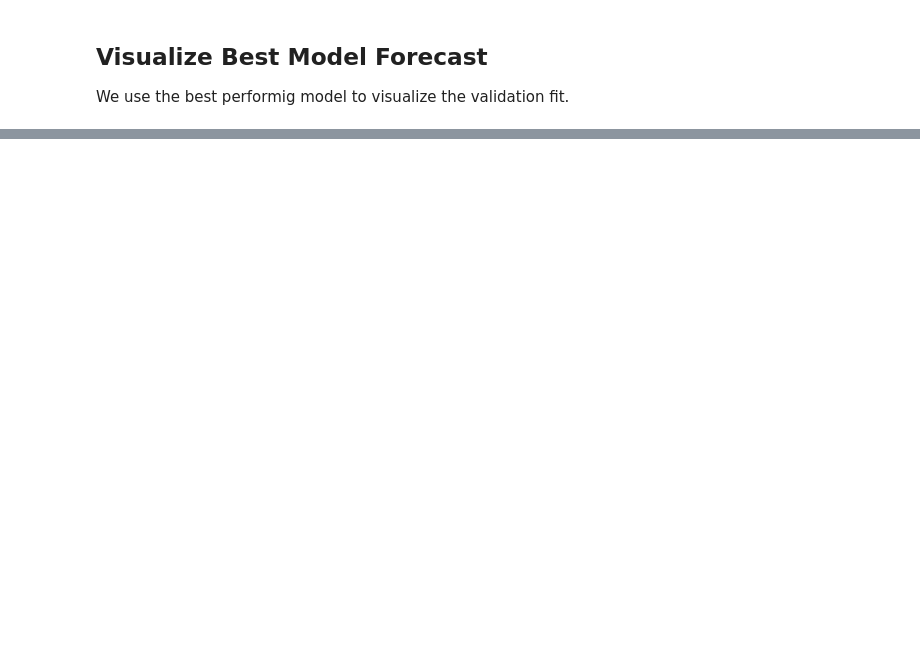
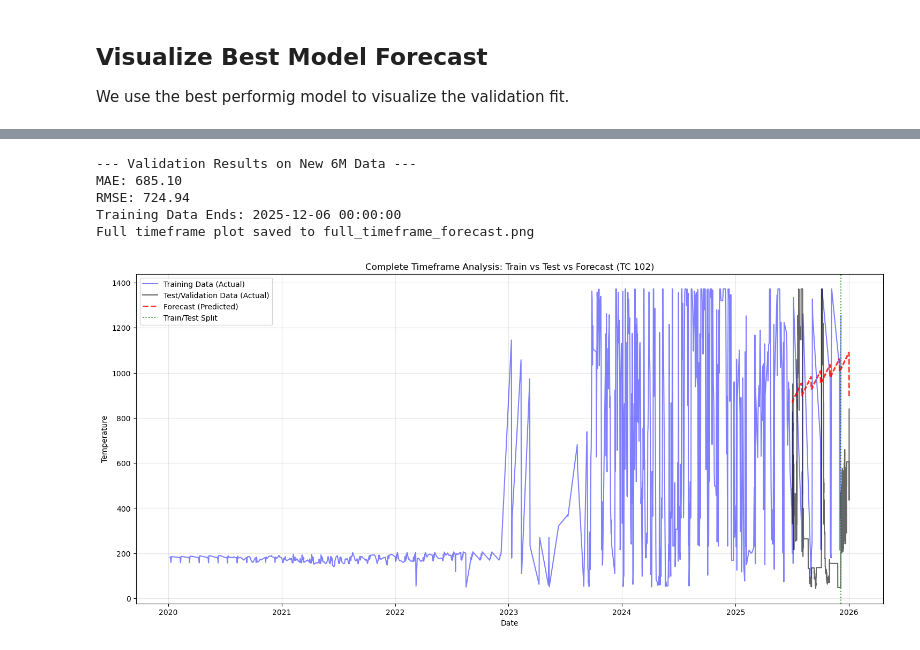
Before and after one commit to soyanshu002/Thermocouple-Project, a Jupyter notebook: forecasting.ipynb, the cells around one changed output, grey strips where cells are left out. Saved outputs shown, nothing was run; the diff lists cells and outputs as text; code cells hidden in the pictures; blank space fills up the shorter version.

```diff
--- a/forecasting.ipynb
+++ b/forecasting.ipynb
@@ -102,0 +239,60 @@ Best Model: Random Forest
+# %%
+# 3. Predict & Evaluate
+# using 'best_model' from previous cells
+
+if 'best_model' in locals():
+    y_val_pred = best_model.predict(X_val)
+
+    mae_val = mean_absolute_error(y_val_actual, y_val_pred)
+    rmse_val = np.sqrt(mean_squared_error(y_val_actual, y_val_pred))
+
+    print("--- Validation Results on New 6M Data ---")
+    print(f"MAE: {mae_val:.2f}")
+    print(f"RMSE: {rmse_val:.2f}")
+
+    # --- Full Timeframe Visualization (Train vs Test vs Predicted) ---
+    plt.figure(figsize=(18, 8))
+
+    # 1. Plot Training Data (Historical)
+    # We assume 'data' contains the filtered training data for the specific TC_ID
+    if 'data' in locals() and not data.empty:
+        plt.plot(data['Date'], data['Temp'], label='Training Data (Actual)', color='blue', alpha=0.5)
+        last_train_date = data['Date'].max()
+        print(f"Training Data Ends: {last_train_date}")
+    elif 'df' in locals() and not df.empty:
+         # Fallback if 'data' was overwritten, try to re-filter df for plot
+         temp_train_plot = df[df['TC_ID'] == TARGET_TC_ID].sort_values('Date')
+         plt.plot(temp_train_plot['Date'], temp_train_plot['Temp'], label='Training Data (Actual)', color='blue', alpha=0.5)
+         last_train_date = temp_train_plot['Date'].max()
+    else:
+        print("Warning: Training data not available for plotting.")
+        last_train_date = val_df['Date'].min()
+
+    # 2. Plot Validation/Test Data (Actual)
+    plt.plot(val_df['Date'], y_val_actual, label='Test/Validation Data (Actual)', color='black', alpha=0.6)
+
+    # 3. Plot Predicted Data
+    plt.plot(val_df['Date'], y_val_pred, label='Forecast (Predicted)', color='red', linestyle='--', alpha=0.8, linewidth=2)
+
+    # Decoration
+    plt.axvline(x=last_train_date, color='green', linestyle=':', label='Train/Test Split', alpha=0.8)
+    plt.title(f"Complete Timeframe Analysis: Train vs Test vs Forecast (TC {TARGET_TC_ID})")
+    plt.xlabel("Date")
+    plt.ylabel("Temperature")
+    plt.legend()
+    plt.grid(True, alpha=0.3)
+
+    # Save plot
+    plot_filename = 'full_timeframe_forecast.png'
+    plt.savefig(plot_filename)
+    print(f"Full timeframe plot saved to {plot_filename}")
+    plt.show()
+else:
+    print("Error: 'best_model' not found. Please run the training cells above first.")
+# %% [output]
+--- Validation Results on New 6M Data ---
+MAE: 685.10
+RMSE: 724.94
+Training Data Ends: 2025-12-06 00:00:00
+Full timeframe plot saved to full_timeframe_forecast.png
+[figure, added]
```
Also changed, not shown: parts of 8 cells of this notebook, 9 other files.
